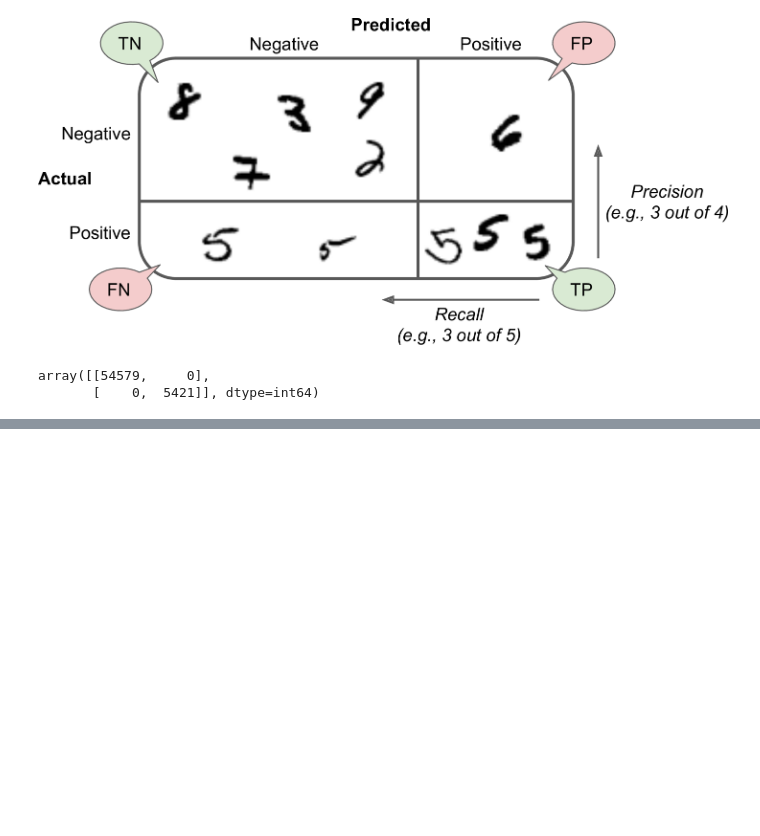
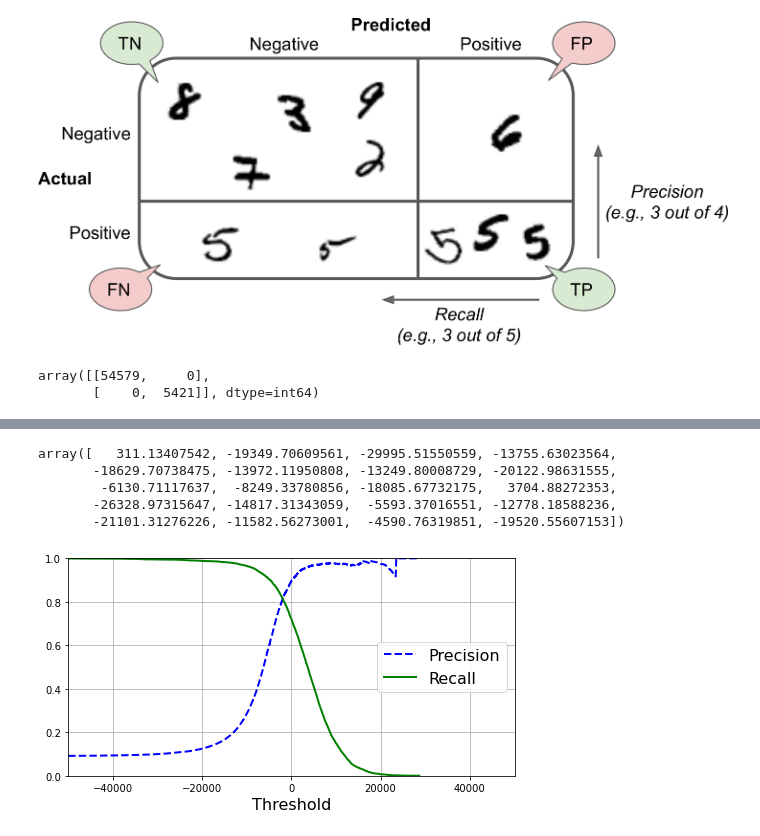
Before and after one commit to ProfeEgel/imk-2021-1-aprendizaje-automatico, a Jupyter notebook: Logistic Regression 02.ipynb, the cells around one changed output, grey strips where cells are left out. Saved outputs shown, nothing was run; the diff lists cells and outputs as text; code cells hidden in the pictures; blank space fills up the shorter version.

```diff
--- a/Logistic Regression 02.ipynb
+++ b/Logistic Regression 02.ipynb
@@ -226,0 +255,10 @@ array([[54579,     0],
+# %%
+y_scores = cross_val_predict(model, X_train, y_train_5, cv=3, method="decision_function")
+# %%
+y_scores[0:20]
+# %% [output]
+array([   311.13407542, -19349.70609561, -29995.51550559, -13755.63023564,
+       -18629.70738475, -13972.11950808, -13249.80008729, -20122.98631555,
+        -6130.71117637,  -8249.33780856, -18085.67732175,   3704.88272353,
+       -26328.97315647, -14817.31343059,  -5593.37016551, -12778.18588236,
+       -21101.31276226, -11582.56273001,  -4590.76319851, -19520.55607153])
@@ -226,0 +267,16 @@ array([[54579,     0],
+# %%
+precisions, recalls, thresholds = precision_recall_curve(y_train_5, y_scores)
+# %%
+def plot_precision_recall_vs_threshold(precisions, recalls, thresholds):
+    plt.plot(thresholds, precisions[:-1], "b--", label="Precision", linewidth=2)
+    plt.plot(thresholds, recalls[:-1], "g-", label="Recall", linewidth=2)
+    plt.legend(loc="center right", fontsize=16) # Not shown in the book
+    plt.xlabel("Threshold", fontsize=16)        # Not shown
+    plt.grid(True)                              # Not shown
+    plt.axis([-50000, 50000, 0, 1])             # Not shown
+# %%
+plt.figure(figsize=(8,4))
+plot_precision_recall_vs_threshold(precisions, recalls, thresholds)
+plt.show()
+# %% [output]
+[figure, added]
```
Also changed, not shown: parts of 15 cells of this notebook.
